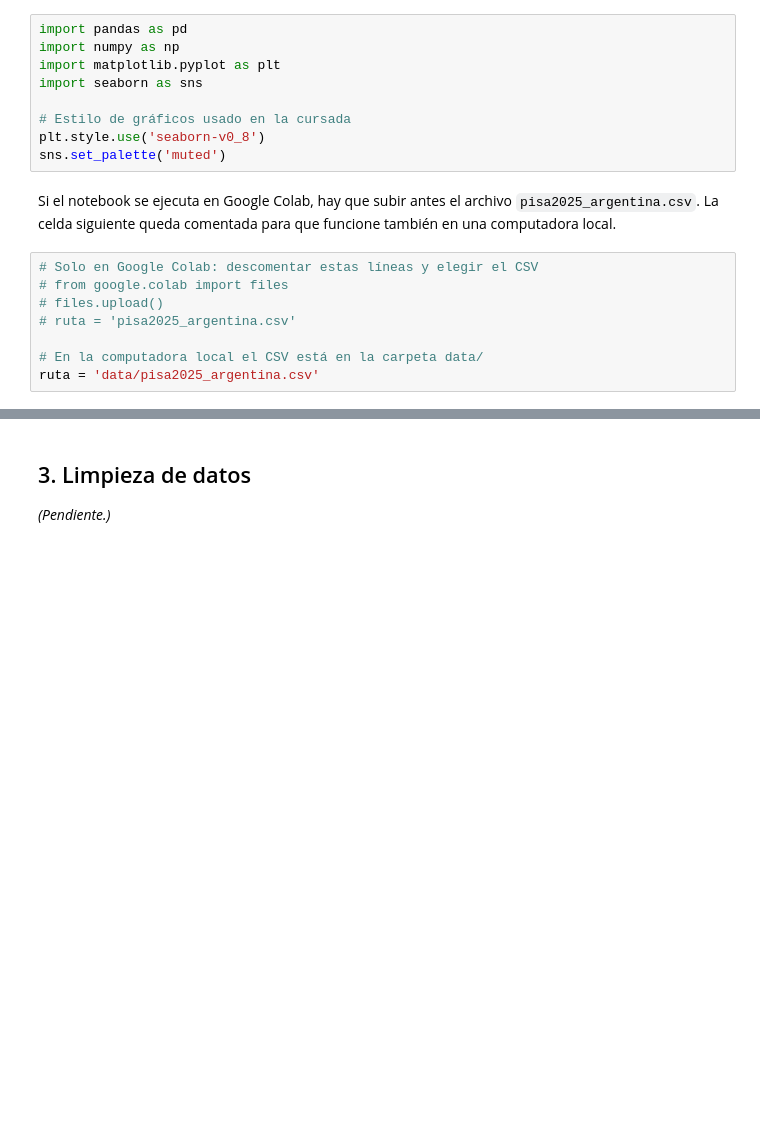
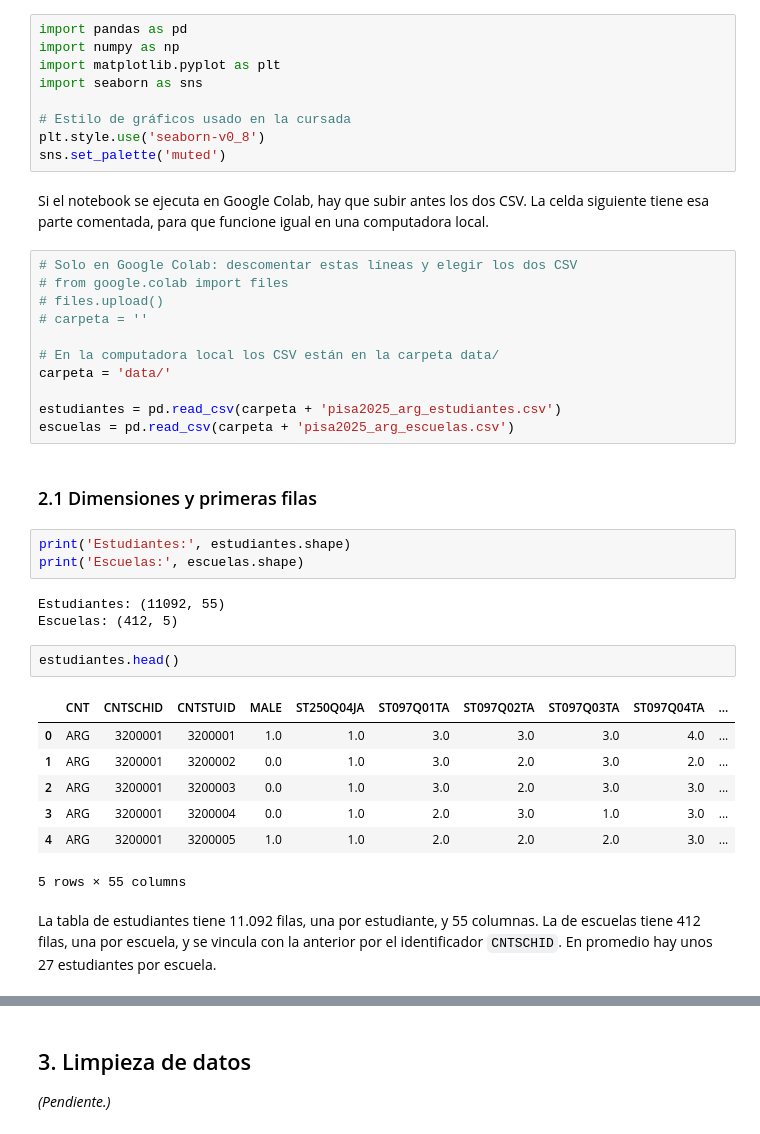
Before and after one commit to ManuelBernardez/PISA-data-analysis, a Jupyter notebook: data_challenge_pisa_argentina.ipynb, the cells around one changed output, grey strips where cells are left out. Saved outputs shown, nothing was run; the diff lists cells and outputs as text; blank space fills up the shorter version.

```diff
--- a/data_challenge_pisa_argentina.ipynb
+++ b/data_challenge_pisa_argentina.ipynb
@@ -20,12 +42,35 @@ import seaborn as sns
 plt.style.use('seaborn-v0_8')
 sns.set_palette('muted')
 # %% [markdown]
-Si el notebook se ejecuta en Google Colab, hay que subir antes el archivo `pisa2025_argentina.csv`. La celda siguiente queda comentada para que funcione también en una computadora local.
+Si el notebook se ejecuta en Google Colab, hay que subir antes los dos CSV. La celda siguiente tiene esa parte comentada, para que funcione igual en una computadora local.
 # %%
-# Solo en Google Colab: descomentar estas líneas y elegir el CSV
+# Solo en Google Colab: descomentar estas líneas y elegir los dos CSV
 # from google.colab import files
 # files.upload()
-# ruta = 'pisa2025_argentina.csv'
+# carpeta = ''
 
-# En la computadora local el CSV está en la carpeta data/
-ruta = 'data/pisa2025_argentina.csv'
+# En la computadora local los CSV están en la carpeta data/
+carpeta = 'data/'
+
+estudiantes = pd.read_csv(carpeta + 'pisa2025_arg_estudiantes.csv')
+escuelas = pd.read_csv(carpeta + 'pisa2025_arg_escuelas.csv')
+# %% [markdown]
+### 2.1 Dimensiones y primeras filas
+# %%
+print('Estudiantes:', estudiantes.shape)
+print('Escuelas:', escuelas.shape)
+# %% [output]
+Estudiantes: (11092, 55)
+Escuelas: (412, 5)
+# %%
+estudiantes.head()
+# %% [output]
+|  | CNT | CNTSCHID | CNTSTUID | MALE | ST250Q04JA | ST097Q01TA | ST097Q02TA | ST097Q03TA | ST097Q04TA | ... |
+| 0 | ARG | 3200001 | 3200001 | 1.0 | 1.0 | 3.0 | 3.0 | 3.0 | 4.0 | ... |
+| 1 | ARG | 3200001 | 3200002 | 0.0 | 1.0 | 3.0 | 2.0 | 3.0 | 2.0 | ... |
+| 2 | ARG | 3200001 | 3200003 | 0.0 | 1.0 | 3.0 | 2.0 | 3.0 | 3.0 | ... |
+| 3 | ARG | 3200001 | 3200004 | 0.0 | 1.0 | 2.0 | 3.0 | 1.0 | 3.0 | ... |
+| 4 | ARG | 3200001 | 3200005 | 1.0 | 1.0 | 2.0 | 2.0 | 2.0 | 3.0 | ... |
+5 rows × 55 columns
+# %% [markdown]
+La tabla de estudiantes tiene 11.092 filas, una por estudiante, y 55 columnas. La de escuelas tiene 412 filas, una por escuela, y se vincula con la anterior por el identificador `CNTSCHID`. En promedio hay unos 27 estudiantes por escuela.
```
Also changed, not shown: parts of 20 cells of this notebook, 6 other files.
